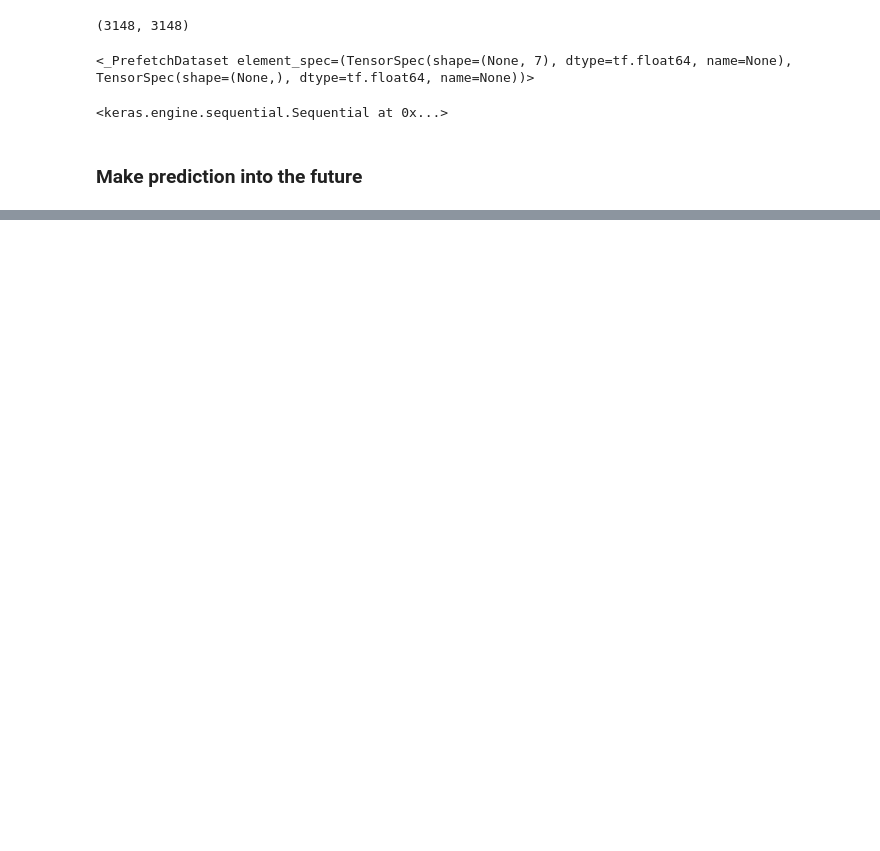
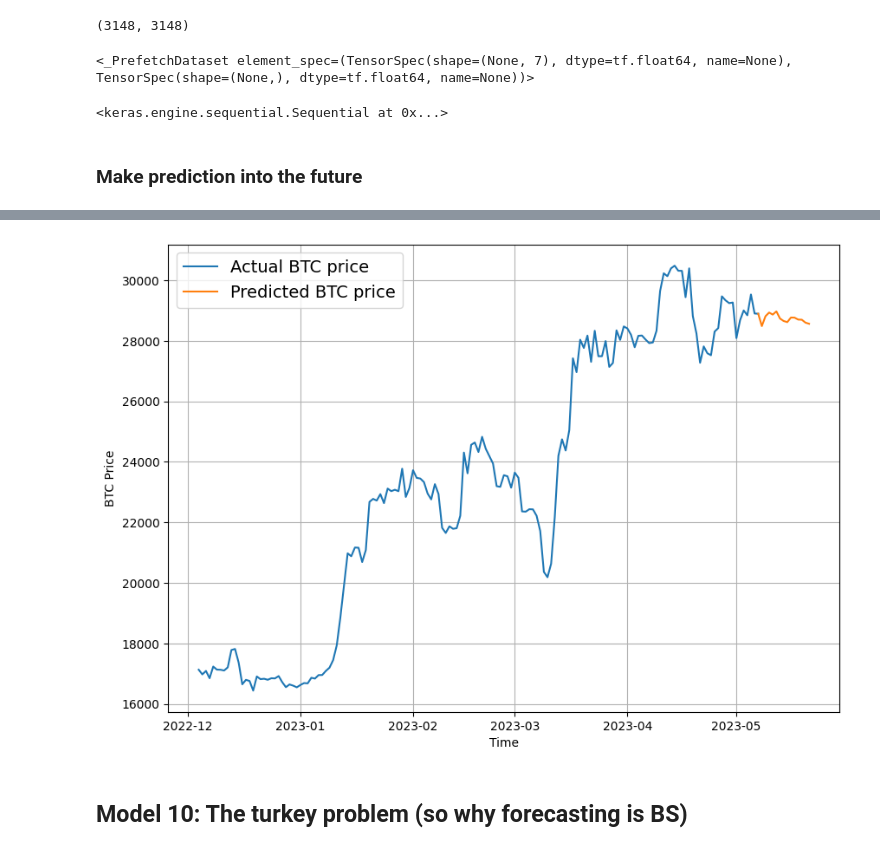
Before and after one commit to pawelkiszczak/tensorflow, a Jupyter notebook: colab_notebooks/10_time_series_forecasting_with_tensorflow.ipynb, the cells around one changed output, grey strips where cells are left out. Drawn from its saved outputs; the diff is of its cells as text; code cells hidden in the pictures; blank space fills up the shorter version.

```diff
--- a/colab_notebooks/10_time_series_forecasting_with_tensorflow.ipynb
+++ b/colab_notebooks/10_time_series_forecasting_with_tensorflow.ipynb
@@ -2346,0 +2454,6 @@ model_9
+# %%
+# Insert last timestep/final price into next timesteps and future forecasts
+# so the plot will not be disjointed
+next_time_steps = np.insert(next_time_steps, 0, last_timestep)
+future_forecast = np.insert(future_forecast, 0, btc_price[-1])
+next_time_steps, future_forecast
@@ -2346,0 +2468,18 @@ model_9
+# %%
+# Plot again to check
+plt.figure(figsize=(10,7))
+
+plot_time_series(bitcoin_prices.index,
+                 btc_price,
+                 start=3000,
+                 format='-',
+                 label='Actual BTC price')
+
+plot_time_series(next_time_steps,
+                 future_forecast,
+                 format="-",
+                 label="Predicted BTC price")
+# %% [output]
+[figure, added]
+# %% [markdown]
+## Model 10: The turkey problem (so why forecasting is BS)
```
Also changed, not shown: parts of 15 cells of this notebook.
